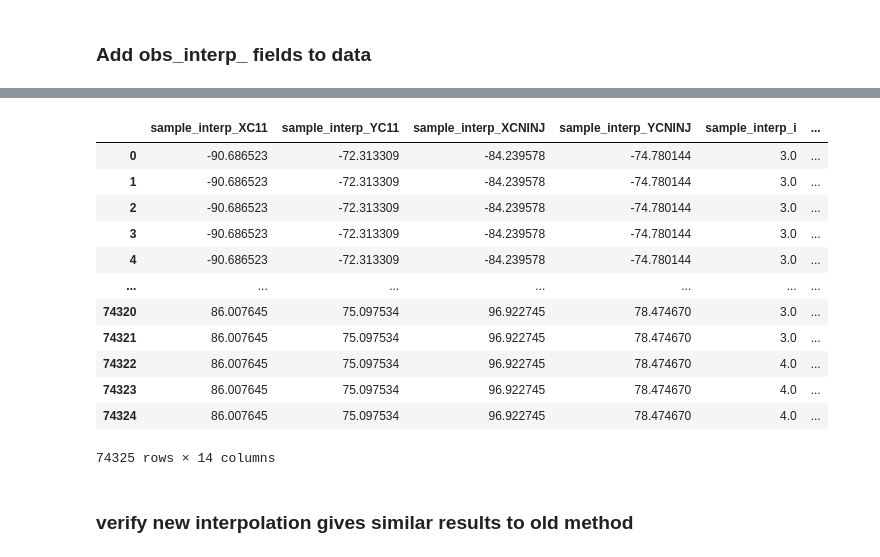
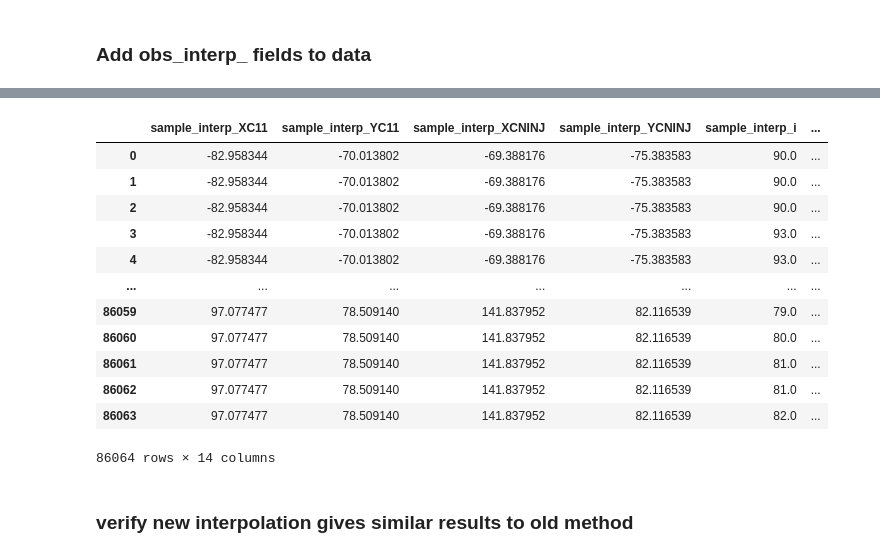
Before and after one commit to shoshanareich/jupyter_notebooks, a Jupyter notebook: swot/swot_to_obsfit.ipynb, the cells around one changed output, grey strips where cells are left out. Drawn from its saved outputs; the diff is of its cells as text; code cells hidden in the pictures.

```diff
--- a/swot/swot_to_obsfit.ipynb
+++ b/swot/swot_to_obsfit.ipynb
@@ -57,0 +86,4 @@ swot_coords.shape
+# %%
+swot_coords = np.c_[ds_swot.latitude.values.ravel(), ds_swot.longitude.values.ravel()]
+
+swot_coords.shape
@@ -78,6 +113,12 @@ len(ssha[~np.isnan(ssha)])
 # %%
+# if 'L3' in filename:
+#     ds_swot['ssh']
+ssha = ds_swot['ssha'].values
+
+mask = (ds_swot['quality_flag'] == 0).values
+ssha = mask * ssha
+
 ssha[np.abs(ssha) > 0.3] = np.nan
-ds_swot_sub.ssha_karin_2.values = ssha
 
 len(ssha[~np.isnan(ssha)])
 # %% [output]
@@ -85,6 +126,6 @@ len(ssha[~np.isnan(ssha)])
 # %%
-ds_swot_sub['ssh_processed'] = ds_swot_sub.ssha_karin_2 + ds_swot_sub.mean_dynamic_topography
+ds_swot['ssh'] = ssha + ds_swot.mdt
 
-ds_swot_sub
+ds_swot
 # %% [output]
 <xarray.Dataset>
@@ -315,10 +356,10 @@ tile_dict['sample_interp_XC11'].shape, tile_dict
 # %%
 # reshape for num_lines, num_pixels
 for key in tile_dict.keys():
-    tile_dict[key] = tile_dict[key].reshape(ds_swot_sub.ssh_karin_2.shape)
+    tile_dict[key] = tile_dict[key].reshape(ds_swot.ssha.shape)
 
 # add interp fields to xarray
 for key, item in tile_dict.items():
     dims = ('num_lines', 'num_pixels')  # Replace with your actual dimension names
     var_da = xr.DataArray(item, dims=dims, name=key)
-    ds_swot_sub[key] = var_da
+    ds_swot[key] = var_da
@@ -325,37 +386,37 @@ for key, item in tile_dict.items():
 # %%
 # up until this point, we have obsfit fields for each individual swot point
 # now can group and average all swot ssha values in same llc grid square
 
-df_swot = ds_swot_sub.to_dataframe()
+df_swot = ds_swot.to_dataframe()
 gb = df_swot.groupby(['sample_interp_XC11', 'sample_interp_YC11', 'sample_interp_XCNINJ', 'sample_interp_YCNINJ', 'sample_interp_i', 'sample_interp_j'])
 counts = gb.size().to_frame(name='counts')
 gb_stats = (counts
-.join(gb.agg({'ssha_karin_2': 'mean'}).rename(columns={'ssha_karin_2': 'obs_val'}))
-.join(gb.agg({'ssha_karin_2': 'std'}).rename(columns={'ssha_karin_2': 'ssha_karin_2_std'}))
+.join(gb.agg({'ssh': 'mean'}).rename(columns={'ssh': 'obs_val'}))
+.join(gb.agg({'ssh': 'std'}).rename(columns={'ssh': 'ssh_std'}))
 .join(gb.agg({'latitude': 'mean'}).rename(columns={'latitude': 'sample_x'}))
 .join(gb.agg({'latitude': 'std'}).rename(columns={'latitude': 'latitude_std'}))
 .join(gb.agg({'longitude': 'mean'}).rename(columns={'longitude': 'sample_y'}))
 .join(gb.agg({'longitude': 'std'}).rename(columns={'longitude': 'longitude_std'}))
 .join(gb.agg({'time': 'mean'}).rename(columns={'time': 'time_mean'}))
 #.join(gb.agg({'time': 'std'}).rename(columns={'time': 'time_std'}))
 .reset_index()
 )
 
 gb_stats
 # %% [output]
 |  | sample_interp_XC11 | sample_interp_YC11 | sample_interp_XCNINJ | sample_interp_YCNINJ | sample_interp_i | ... |
-| 0 | -90.686523 | -72.313309 | -84.239578 | -74.780144 | 3.0 | ... |
-| 1 | -90.686523 | -72.313309 | -84.239578 | -74.780144 | 3.0 | ... |
-| 2 | -90.686523 | -72.313309 | -84.239578 | -74.780144 | 3.0 | ... |
-| 3 | -90.686523 | -72.313309 | -84.239578 | -74.780144 | 3.0 | ... |
-| 4 | -90.686523 | -72.313309 | -84.239578 | -74.780144 | 3.0 | ... |
+| 0 | -82.958344 | -70.013802 | -69.388176 | -75.383583 | 90.0 | ... |
+| 1 | -82.958344 | -70.013802 | -69.388176 | -75.383583 | 90.0 | ... |
+| 2 | -82.958344 | -70.013802 | -69.388176 | -75.383583 | 90.0 | ... |
+| 3 | -82.958344 | -70.013802 | -69.388176 | -75.383583 | 93.0 | ... |
+| 4 | -82.958344 | -70.013802 | -69.388176 | -75.383583 | 93.0 | ... |
 | ... | ... | ... | ... | ... | ... | ... |
-| 74320 | 86.007645 | 75.097534 | 96.922745 | 78.474670 | 3.0 | ... |
-| 74321 | 86.007645 | 75.097534 | 96.922745 | 78.474670 | 3.0 | ... |
-| 74322 | 86.007645 | 75.097534 | 96.922745 | 78.474670 | 4.0 | ... |
-| 74323 | 86.007645 | 75.097534 | 96.922745 | 78.474670 | 4.0 | ... |
-| 74324 | 86.007645 | 75.097534 | 96.922745 | 78.474670 | 4.0 | ... |
+| 86059 | 97.077477 | 78.509140 | 141.837952 | 82.116539 | 79.0 | ... |
+| 86060 | 97.077477 | 78.509140 | 141.837952 | 82.116539 | 80.0 | ... |
+| 86061 | 97.077477 | 78.509140 | 141.837952 | 82.116539 | 81.0 | ... |
+| 86062 | 97.077477 | 78.509140 | 141.837952 | 82.116539 | 81.0 | ... |
+| 86063 | 97.077477 | 78.509140 | 141.837952 | 82.116539 | 82.0 | ... |
-74325 rows × 14 columns
+86064 rows × 14 columns
 # %% [markdown]
 ### verify new interpolation gives similar results to old method
 # %%
```
Also changed, not shown: parts of 12 cells of this notebook, 1 other file.
